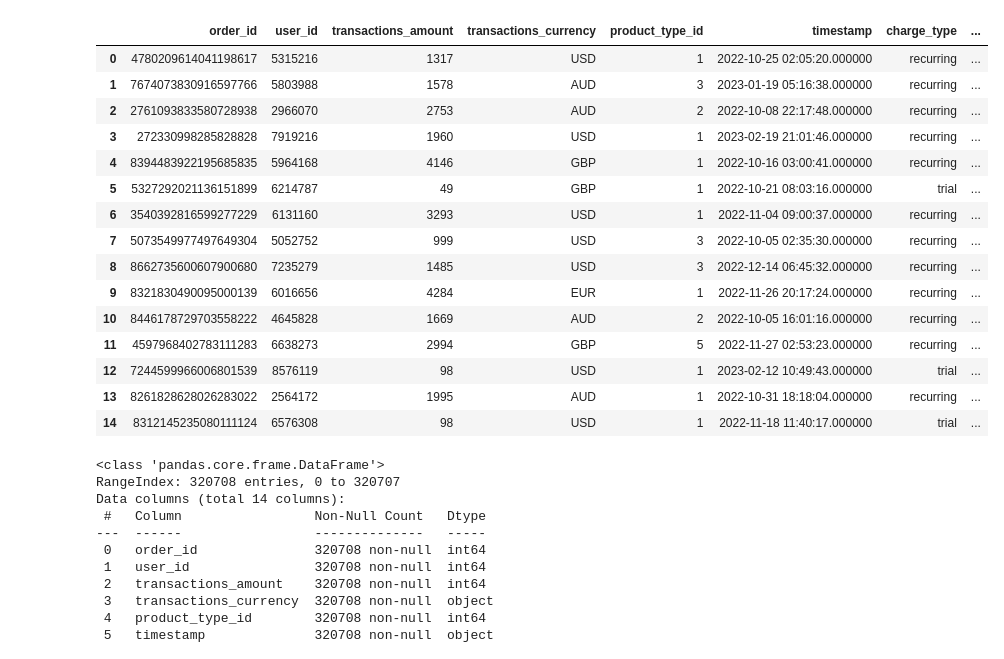
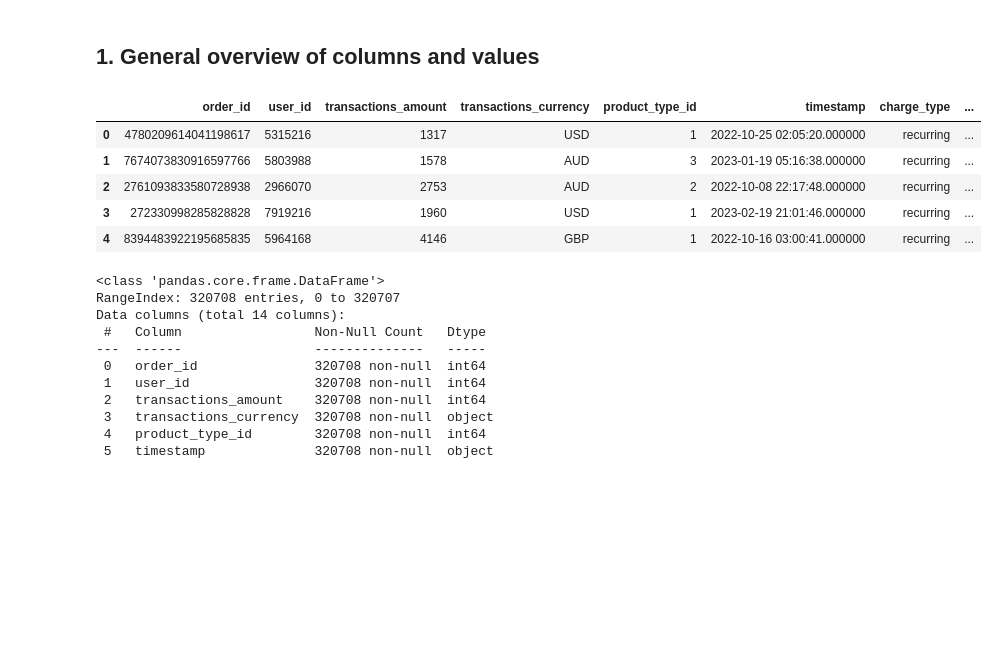
Before and after one commit to darynka-h/-transaction_eda, a Jupyter notebook: appflame_test/transaction_eda.ipynb, the cells around one changed output. Cells and saved outputs as stored; diff of their text form; code cells hidden in the pictures; blank space fills up the shorter version.

```diff
--- a/appflame_test/transaction_eda.ipynb
+++ b/appflame_test/transaction_eda.ipynb
@@ -4,26 +4,18 @@ import numpy as np
 import matplotlib.pyplot as plt
 import seaborn as sns
 from statsmodels.graphics.tsaplots import plot_acf
+# %% [markdown]
+## 1. General overview of columns and values
 # %%
 df = pd.read_csv("Test_task_payments.csv")
-df.head(15)
+df.head()
 # %% [output]
 |  | order_id | user_id | transactions_amount | transactions_currency | product_type_id | timestamp | charge_type | ... |
 | 0 | 4780209614041198617 | 5315216 | 1317 | USD | 1 | 2022-10-25 02:05:20.000000 | recurring | ... |
 | 1 | 7674073830916597766 | 5803988 | 1578 | AUD | 3 | 2023-01-19 05:16:38.000000 | recurring | ... |
 | 2 | 2761093833580728938 | 2966070 | 2753 | AUD | 2 | 2022-10-08 22:17:48.000000 | recurring | ... |
 | 3 | 272330998285828828 | 7919216 | 1960 | USD | 1 | 2023-02-19 21:01:46.000000 | recurring | ... |
 | 4 | 8394483922195685835 | 5964168 | 4146 | GBP | 1 | 2022-10-16 03:00:41.000000 | recurring | ... |
-| 5 | 5327292021136151899 | 6214787 | 49 | GBP | 1 | 2022-10-21 08:03:16.000000 | trial | ... |
-| 6 | 3540392816599277229 | 6131160 | 3293 | USD | 1 | 2022-11-04 09:00:37.000000 | recurring | ... |
-| 7 | 5073549977497649304 | 5052752 | 999 | USD | 3 | 2022-10-05 02:35:30.000000 | recurring | ... |
-| 8 | 8662735600607900680 | 7235279 | 1485 | USD | 3 | 2022-12-14 06:45:32.000000 | recurring | ... |
-| 9 | 8321830490095000139 | 6016656 | 4284 | EUR | 1 | 2022-11-26 20:17:24.000000 | recurring | ... |
-| 10 | 8446178729703558222 | 4645828 | 1669 | AUD | 2 | 2022-10-05 16:01:16.000000 | recurring | ... |
-| 11 | 4597968402783111283 | 6638273 | 2994 | GBP | 5 | 2022-11-27 02:53:23.000000 | recurring | ... |
-| 12 | 7244599966006801539 | 8576119 | 98 | USD | 1 | 2023-02-12 10:49:43.000000 | trial | ... |
-| 13 | 8261828628026283022 | 2564172 | 1995 | AUD | 1 | 2022-10-31 18:18:04.000000 | recurring | ... |
-| 14 | 8312145235080111124 | 6576308 | 98 | USD | 1 | 2022-11-18 11:40:17.000000 | trial | ... |
 # %%
 df.shape # (320708, 16)
 df.info()
```
Also changed, not shown: parts of 47 cells of this notebook.
